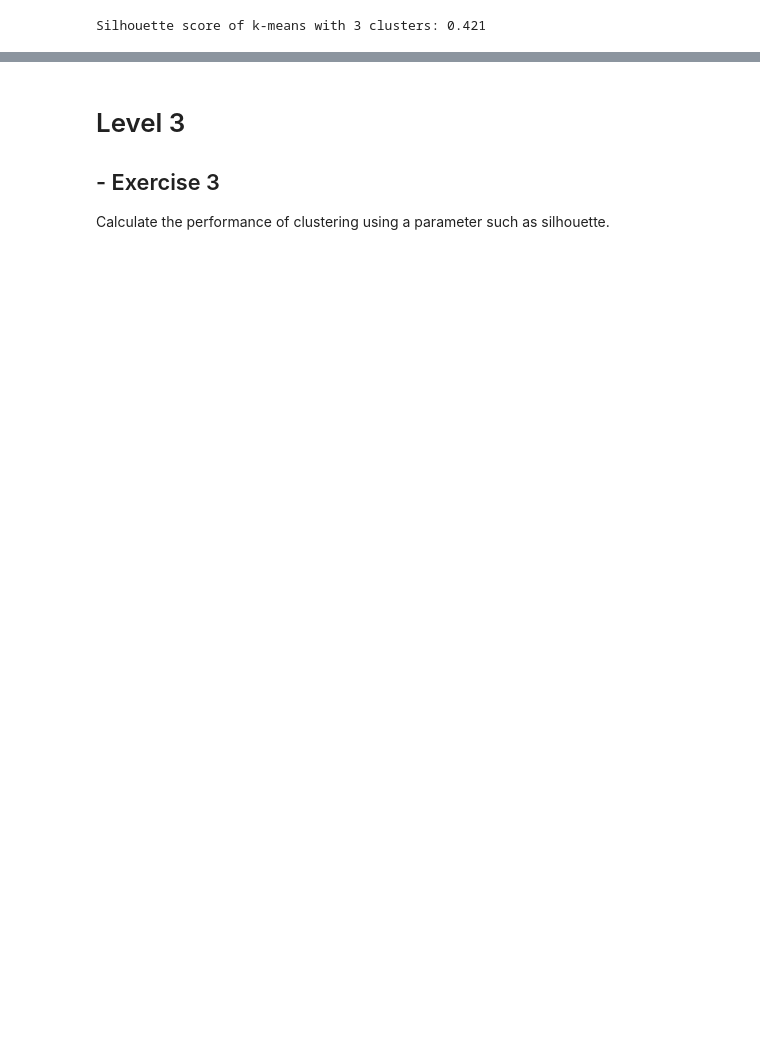
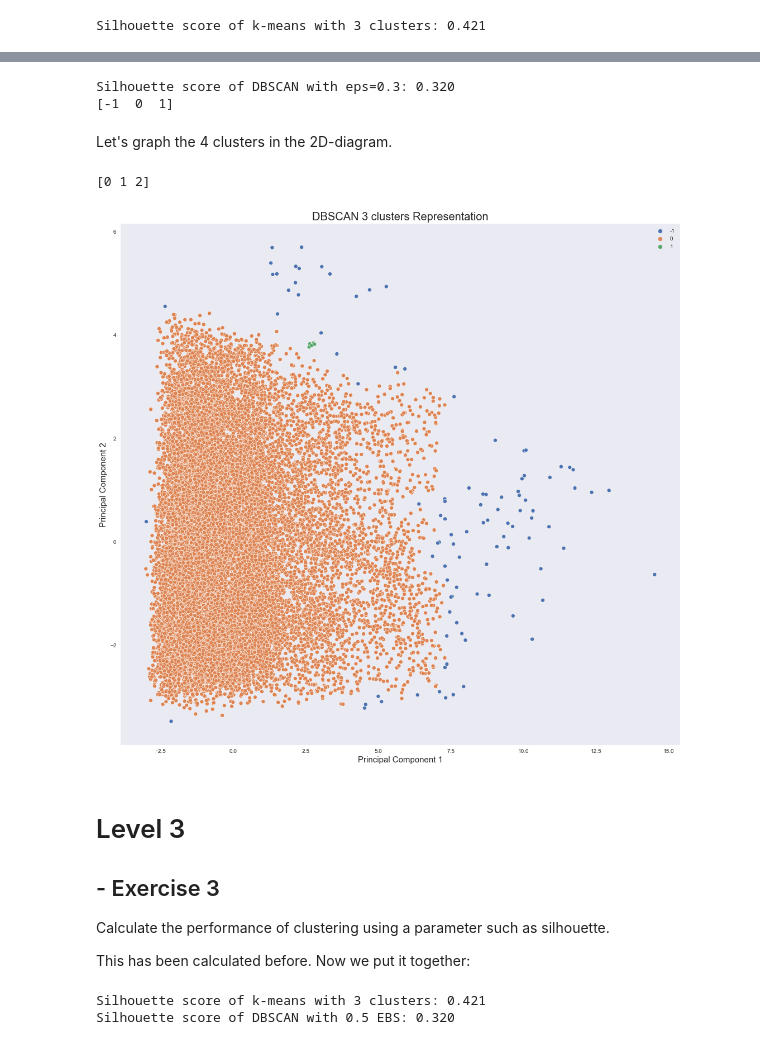
Before and after one commit to Javier-Alfonso-DS/S11_T01_Unsupervised_Learning_Clustering, a Jupyter notebook: S11_T01_Unsupervised_Learning_Clustering.ipynb, the cells around one changed output, grey strips where cells are left out. Drawn from its saved outputs; the diff is of its cells as text; code cells hidden in the pictures; blank space fills up the shorter version.

```diff
--- a/S11_T01_Unsupervised_Learning_Clustering.ipynb
+++ b/S11_T01_Unsupervised_Learning_Clustering.ipynb
@@ -301,6 +348,50 @@ Group the different volumes using the hierarchical clustering algorithm. // DBSC
+# %%
+# Instantiate dbscan algorithms
+dbscan = DBSCAN(eps=0.3)
+# Fit the algorithms to the features
+dbscan.fit(principalDf)
+# Compute the silhouette scores for each algorithm
+dbscan_silhouette = silhouette_score( principalDf, dbscan.labels_).round (2)
+
+print("Silhouette score of DBSCAN with eps=0.3: %.3f"%dbscan_silhouette)
+
+print(np.unique(dbscan.labels_))
+# %% [output]
+Silhouette score of DBSCAN with eps=0.3: 0.320
+[-1  0  1]
+# %% [markdown]
+Let's graph the 4 clusters in the 2D-diagram.
+# %%
+plt.style.use('seaborn')
+fig = plt.figure(figsize = (16,16))
+ax = fig.add_subplot(1,1,1)
+ax.set_xlabel('Principal Component 1', fontsize = 15)
+ax.set_ylabel('Principal Component 2', fontsize = 15)
+ax.set_title('DBSCAN 3 clusters Representation', fontsize = 20)
+sns.scatterplot(data= principalDf
+                , x= 'principal component 1'
+                , y= 'principal component 2'
+                , hue= dbscan.labels_
+                , palette="deep")
+
+ax.grid()
+print(np.unique(kmeans.labels_))
+plt.legend()
+plt.show()
+# %% [output]
+[0 1 2]
+[figure, added]
 # %% [markdown]
 
 # Level 3
 
 ## - Exercise 3
 Calculate the performance of clustering using a parameter such as silhouette.
+
+This has been calculated before. Now we put it together:
+# %%
+print("Silhouette score of k-means with 3 clusters: %.3f"%score)
+print("Silhouette score of DBSCAN with 0.5 EBS: %.3f"%dbscan_silhouette)
+# %% [output]
+Silhouette score of k-means with 3 clusters: 0.421
+Silhouette score of DBSCAN with 0.5 EBS: 0.320
```
Also changed, not shown: parts of 11 cells of this notebook, 1 other file.
